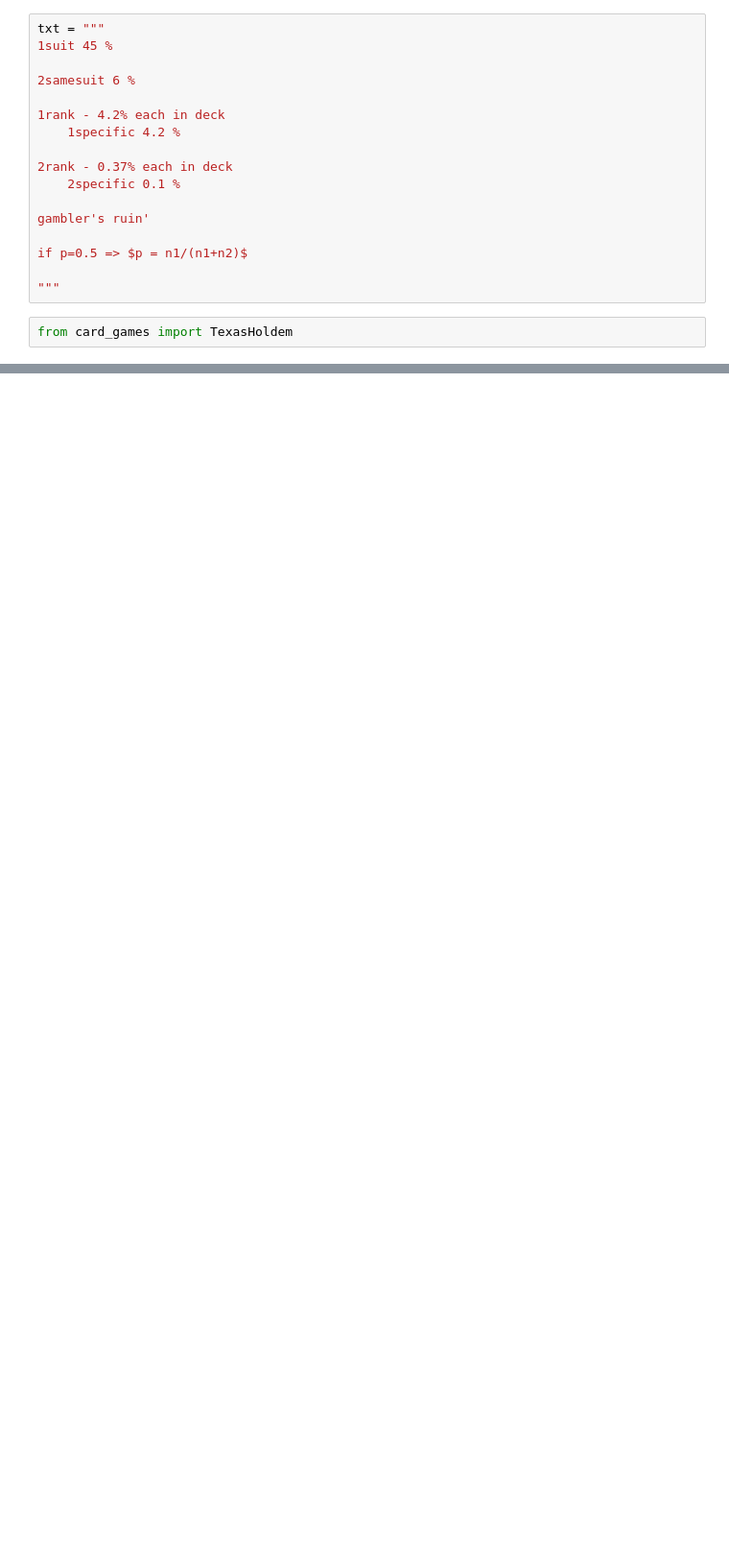
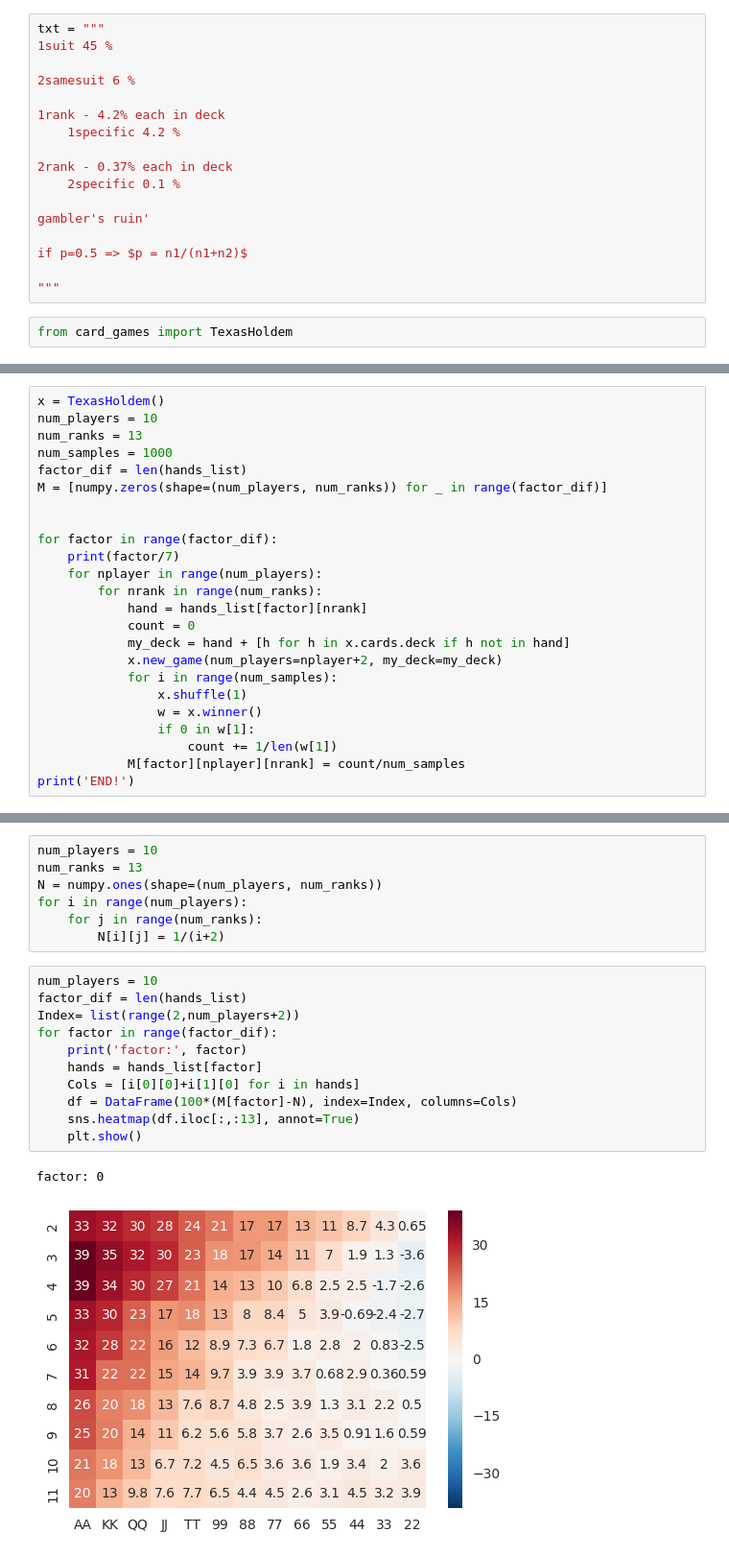
Before and after one commit to nullhack/poker, a Jupyter notebook: Poker Simulator Tests.ipynb, the cells around one changed output, grey strips where cells are left out. Shown: that part at 96% size. Cells and saved outputs as stored; diff of their text form; blank space fills up the shorter version.

```diff
--- a/Poker Simulator Tests.ipynb
+++ b/Poker Simulator Tests.ipynb
@@ -73,0 +35,24 @@ for i in range(100):
+# %%
+x = TexasHoldem()
+num_players = 10
+num_ranks = 13
+num_samples = 1000
+factor_dif = len(hands_list)
+M = [numpy.zeros(shape=(num_players, num_ranks)) for _ in range(factor_dif)]
+
+
+for factor in range(factor_dif):
+    print(factor/7)
+    for nplayer in range(num_players):
+        for nrank in range(num_ranks):
+            hand = hands_list[factor][nrank]
+            count = 0
+            my_deck = hand + [h for h in x.cards.deck if h not in hand]
+            x.new_game(num_players=nplayer+2, my_deck=my_deck)
+            for i in range(num_samples):
+                x.shuffle(1)
+                w = x.winner()
+                if 0 in w[1]:
+                    count += 1/len(w[1])
+            M[factor][nplayer][nrank] = count/num_samples
+print('END!')
@@ -73,0 +69,21 @@ for i in range(100):
+# %%
+num_players = 10
+num_ranks = 13
+N = numpy.ones(shape=(num_players, num_ranks))
+for i in range(num_players):
+    for j in range(num_ranks):
+        N[i][j] = 1/(i+2)
+# %%
+num_players = 10
+factor_dif = len(hands_list)
+Index= list(range(2,num_players+2))
+for factor in range(factor_dif):
+    print('factor:', factor)
+    hands = hands_list[factor]
+    Cols = [i[0][0]+i[1][0] for i in hands]
+    df = DataFrame(100*(M[factor]-N), index=Index, columns=Cols)
+    sns.heatmap(df.iloc[:,:13], annot=True)
+    plt.show()
+# %% [output]
+factor: 0
+[figure, added]
```
Also changed, not shown: parts of 7 cells of this notebook.
